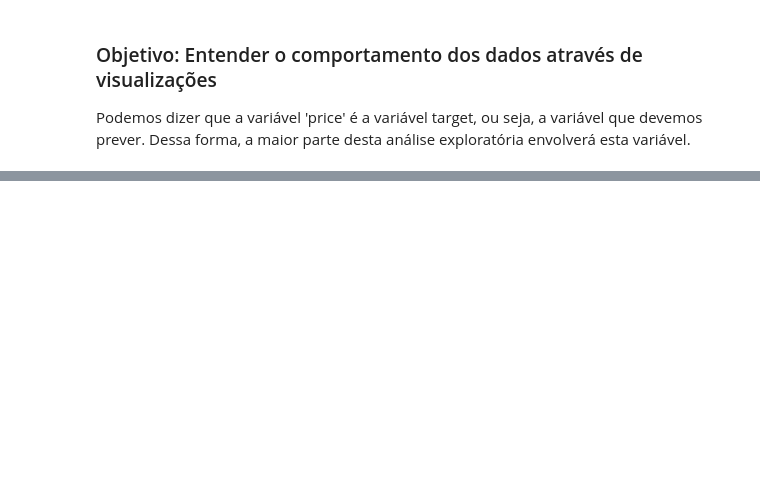
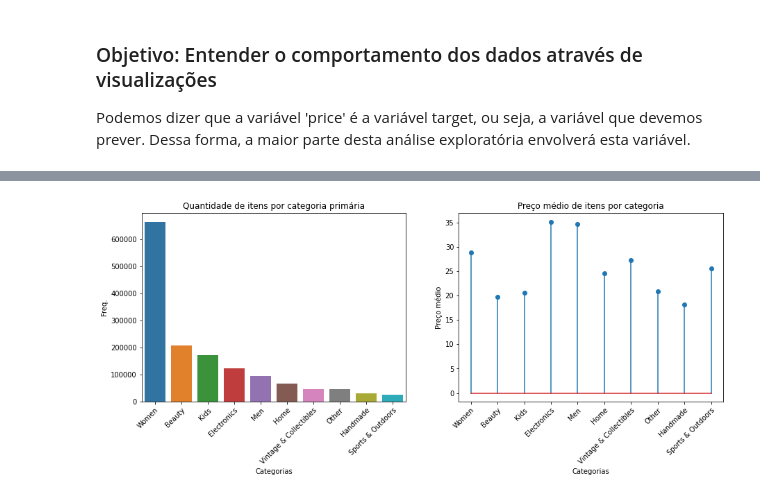
Before and after one commit to anachavesv8/Bootcamp_Blue, a Jupyter notebook: EDA.ipynb, the cells around one changed output, grey strips where cells are left out. Drawn from its saved outputs; the diff is of its cells as text; code cells hidden in the pictures; blank space fills up the shorter version.

```diff
--- a/EDA.ipynb
+++ b/EDA.ipynb
@@ -8,8 +14,8 @@ import seaborn as sns
 
 from sklearn.preprocessing import MultiLabelBinarizer
 # %%
-train = pd.read_csv('train.tsv', sep = '\t')
-test = pd.read_csv('test.tsv', sep = '\t')
+train = pd.read_csv('/content/drive/MyDrive/Datasets/train.tsv', sep = '\t')
+test = pd.read_csv('/content/drive/MyDrive/Datasets/test.tsv', sep = '\t')
 
 def data(n, seed):
 
@@ -22,8 +28,8 @@ def data(n, seed):
         mes_maximo = 12
         mes_minimo = 1
 
-        dia = int(random.random() * (dia_maximo - dia_minimo) + dia_minimo)
-        mes = int(random.random() * (mes_maximo - mes_minimo) + mes_minimo)
+        dia = int(round(random.random() * (dia_maximo - dia_minimo) + dia_minimo, 0))
+        mes = int(round(random.random() * (mes_maximo - mes_minimo) + mes_minimo, 0))
 
         datas.append(str(dia)+'-'+str(mes)+'-2018')
 
@@ -45,3 +51,6 @@ train['stock'] = estoque(n = train.shape[0], seed = 10)
 
 test['date']  = data(n = test.shape[0], seed = 15)
 test['stock'] = estoque(n = test.shape[0], seed = 15)
+
+train.drop('train_id', axis=1, inplace=True)
+train['item_condition_id'] = train['item_condition_id'].astype('str')
@@ -74,2 +60,0 @@ Electronics/Computers & Tablets/Components & Parts
-# %%
-train['category_name'] = train['category_name'].str.split('/')
@@ -91,2 +60,0 @@ Name: category_name, Length: 1482535, dtype: object
-# %%
-train['category_name'] = train['category_name'].fillna('-')
@@ -128,0 +75,24 @@ plt.show()
+# %%
+x = train['general_cat'].value_counts().reset_index()
+
+plt.subplots(1, 2, figsize=(15,5))
+
+plt.subplot(1,2,1)
+sns.barplot(data=x[0:10], x = 'index', y = 'general_cat')
+plt.title('Quantidade de itens por categoria primária')
+plt.xlabel('Categorias')
+plt.ylabel('Freq.')
+plt.xticks(rotation=45, rotation_mode='anchor', ha='right')
+
+x = train[['general_cat','price']].groupby('general_cat').agg(['count','mean']).reset_index().sort_values(by=('price','count'), ascending=False)
+
+plt.subplot(1,2,2)
+plt.stem(x['general_cat'][0:10],x[('price','mean')][0:10])
+plt.title('Preço médio de itens por categoria')
+plt.xlabel('Categorias')
+plt.ylabel('Preço médio')
+plt.xticks(rotation=45, rotation_mode='anchor', ha='right')
+
+plt.show()
+# %% [output]
+[figure, added]
```
Also changed, not shown: parts of 19 cells of this notebook.
